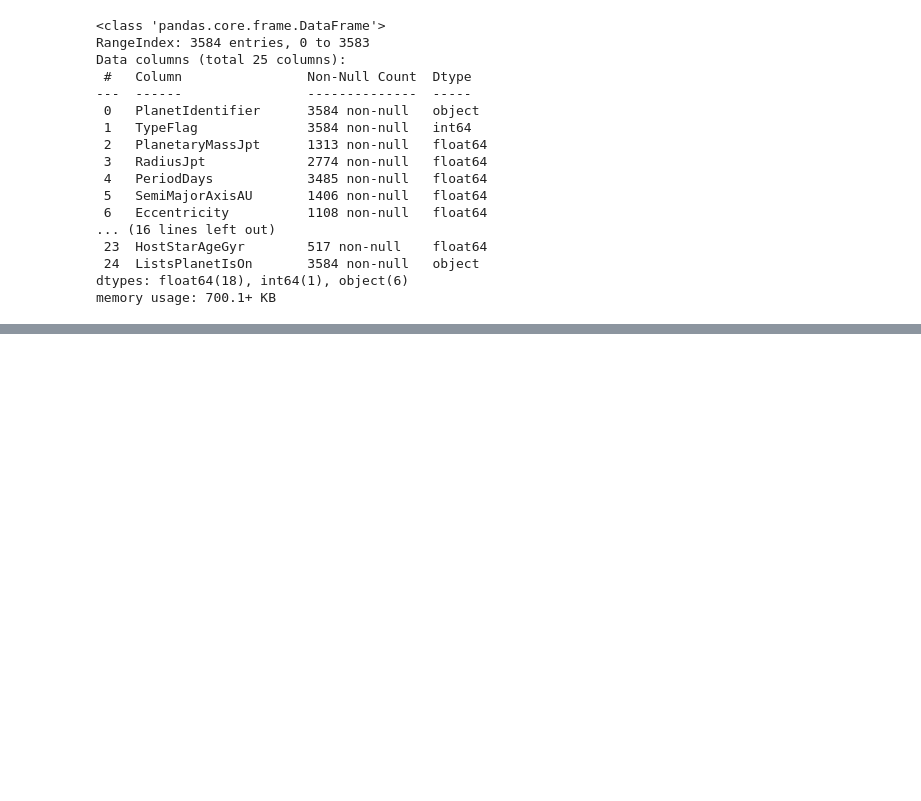
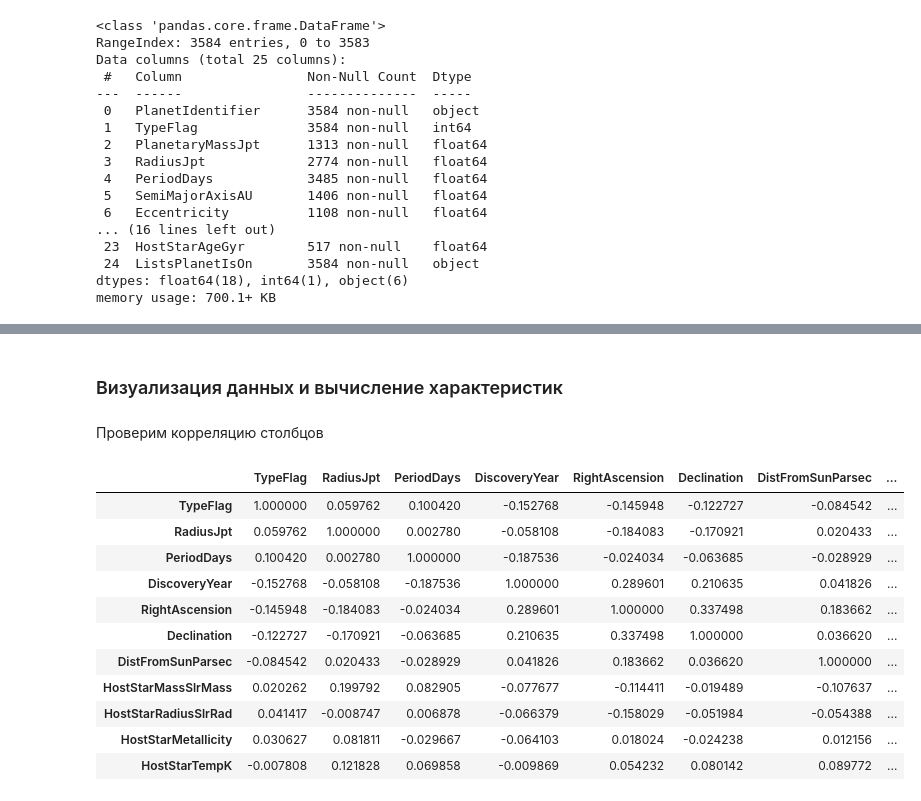
Before and after one commit to Step2Victory/Machine-Learning, a Jupyter notebook: notebook.ipynb, the cells around one changed output, grey strips where cells are left out. Cells and saved outputs as stored; diff of their text form; code cells hidden in the pictures; blank space fills up the shorter version.

```diff
--- a/notebook.ipynb
+++ b/notebook.ipynb
@@ -44,0 +330,19 @@ Name: ListsPlanetIsOn, dtype: int64
+# %% [markdown]
+### Визуализация данных и вычисление характеристик
+# %% [markdown]
+Проверим корреляцию столбцов
+# %%
+data.corr()
+# %% [output]
+|  | TypeFlag | RadiusJpt | PeriodDays | DiscoveryYear | RightAscension | Declination | DistFromSunParsec | ... |
+| TypeFlag | 1.000000 | 0.059762 | 0.100420 | -0.152768 | -0.145948 | -0.122727 | -0.084542 | ... |
+| RadiusJpt | 0.059762 | 1.000000 | 0.002780 | -0.058108 | -0.184083 | -0.170921 | 0.020433 | ... |
+| PeriodDays | 0.100420 | 0.002780 | 1.000000 | -0.187536 | -0.024034 | -0.063685 | -0.028929 | ... |
+| DiscoveryYear | -0.152768 | -0.058108 | -0.187536 | 1.000000 | 0.289601 | 0.210635 | 0.041826 | ... |
+| RightAscension | -0.145948 | -0.184083 | -0.024034 | 0.289601 | 1.000000 | 0.337498 | 0.183662 | ... |
+| Declination | -0.122727 | -0.170921 | -0.063685 | 0.210635 | 0.337498 | 1.000000 | 0.036620 | ... |
+| DistFromSunParsec | -0.084542 | 0.020433 | -0.028929 | 0.041826 | 0.183662 | 0.036620 | 1.000000 | ... |
+| HostStarMassSlrMass | 0.020262 | 0.199792 | 0.082905 | -0.077677 | -0.114411 | -0.019489 | -0.107637 | ... |
+| HostStarRadiusSlrRad | 0.041417 | -0.008747 | 0.006878 | -0.066379 | -0.158029 | -0.051984 | -0.054388 | ... |
+| HostStarMetallicity | 0.030627 | 0.081811 | -0.029667 | -0.064103 | 0.018024 | -0.024238 | 0.012156 | ... |
+| HostStarTempK | -0.007808 | 0.121828 | 0.069858 | -0.009869 | 0.054232 | 0.080142 | 0.089772 | ... |
```
Also changed, not shown: parts of 49 cells of this notebook.
